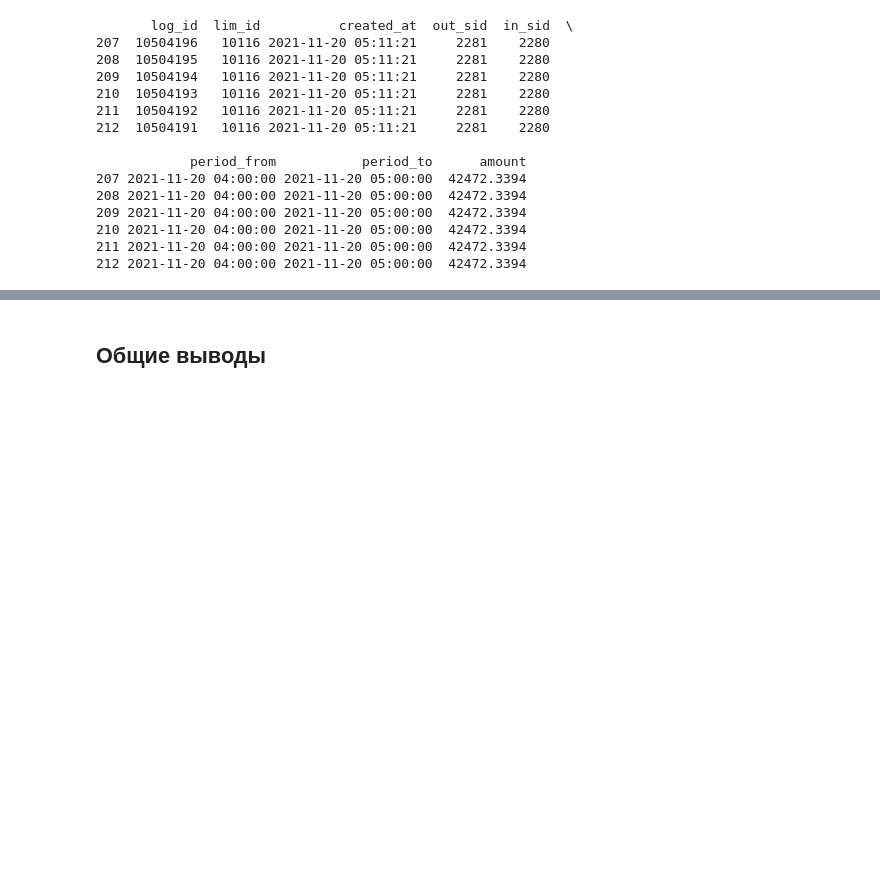
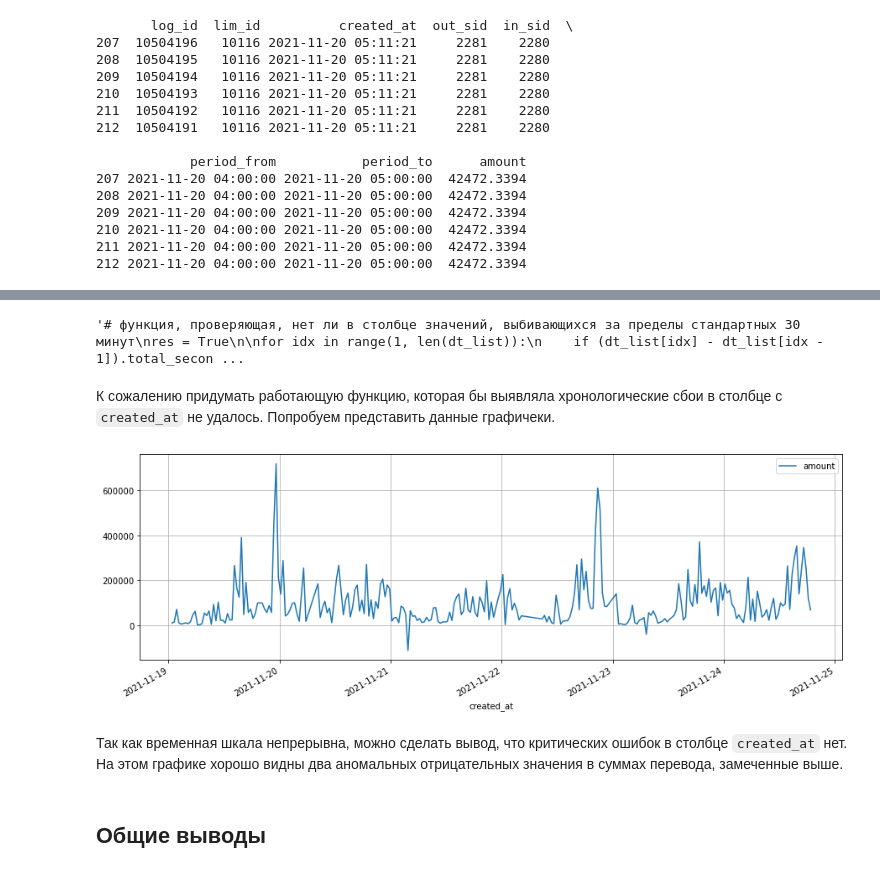
Before and after one commit to MagdaRever/tests, a Jupyter notebook: t_payment_center.ipynb, the cells around one changed output, grey strips where cells are left out. Drawn from its saved outputs; the diff is of its cells as text; code cells hidden in the pictures; blank space fills up the shorter version.

```diff
--- a/t_payment_center.ipynb
+++ b/t_payment_center.ipynb
@@ -209,0 +265,4 @@ print(df[205:211])
+# %%
+# добавляем к датасету столбец с разницей между `period_to` и `period_from`
+df['period_total'] = df['period_to'] - df['period_from']
+df
@@ -210,3 +353,34 @@ print(df[205:211])
+# %%
+'''# функция, проверяющая, нет ли в столбце значений, выбивающихся за пределы стандартных 30 минут
+res = True
+
+for idx in range(1, len(dt_list)):
+    if (dt_list[idx] - dt_list[idx - 1]).total_seconds()//60 != 30:
+        #res = False
+        print(idx)
+        print(dt_list.total_seconds())
+
+#print("Даты и время последовательны: " + str(res))'''
+# %% [output]
+'# функция, проверяющая, нет ли в столбце значений, выбивающихся за пределы стандартных 30 минут\nres = True\n\nfor idx in range(1, len(dt_list)):\n    if (dt_list[idx] - dt_list[idx - 1]).total_secon ...
+# %% [markdown]
+К сожалению придумать работающую функцию, которая бы выявляла хронологические сбои в столбце с `created_at` не удалось. Попробуем представить данные графичеки.
+# %%
+import matplotlib.pyplot as plt
+#%matplotlib inline
+
+df.pivot_table(
+    index='created_at',  #
+    #columns='period_total',  #
+    values='amount',  #
+    aggfunc='sum'  #
+).plot(figsize=(15, 5), grid=True)
+
+plt.show()
+# %% [output]
+[figure, added]
+# %% [markdown]
+Так как временная шкала непрерывна, можно сделать вывод, что критических ошибок в столбце `created_at` нет. На этом графике хорошо видны два аномальных отрицательных значения в суммах перевода, замеченные выше.
 # %% [markdown]
 ## Общие выводы
 # %% [markdown]
```
Also changed, not shown: parts of 17 cells of this notebook.
